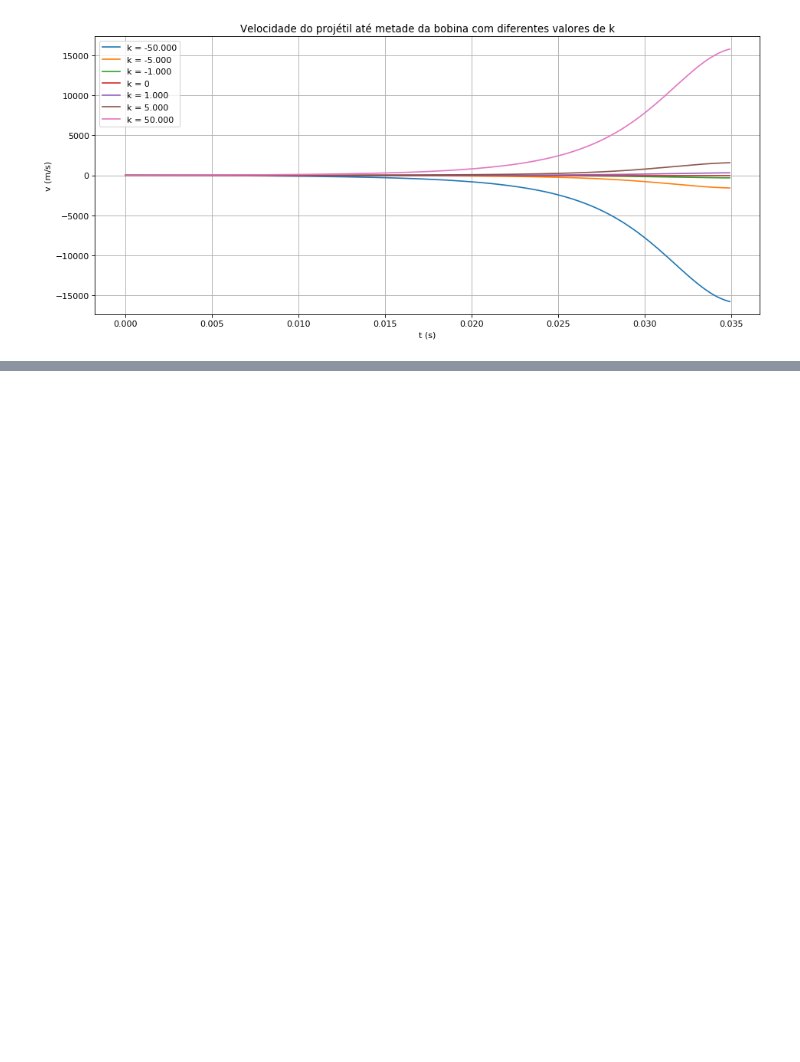
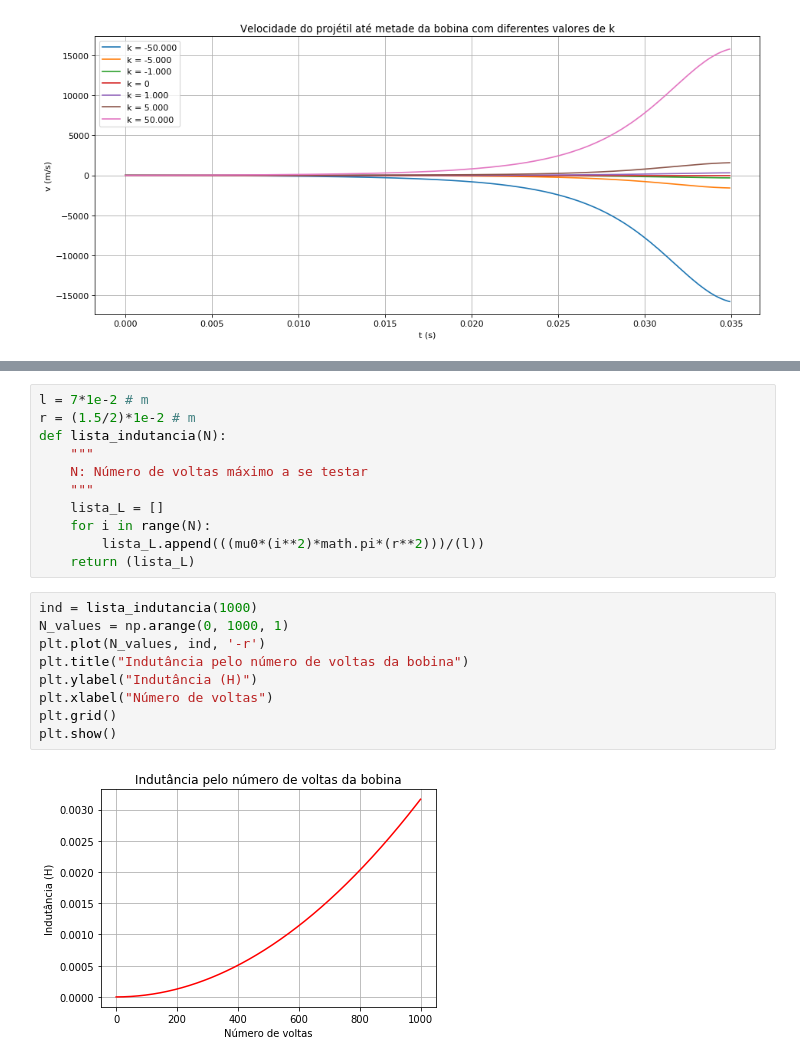
Before and after one commit to slimkaki/WebShooter, a Jupyter notebook: Projeto - Coil Gun.ipynb, the cells around one changed output, grey strips where cells are left out. Drawn from its saved outputs; the diff is of its cells as text; blank space fills up the shorter version.

```diff
--- a/Projeto - Coil Gun.ipynb
+++ b/Projeto - Coil Gun.ipynb
@@ -235,0 +271,22 @@ plt.show()
+# %%
+l = 7*1e-2 # m
+r = (1.5/2)*1e-2 # m
+def lista_indutancia(N):
+    """
+    N: Número de voltas máximo a se testar
+    """
+    lista_L = []
+    for i in range(N):
+        lista_L.append(((mu0*(i**2)*math.pi*(r**2)))/(l))
+    return (lista_L)
+# %%
+ind = lista_indutancia(1000)
+N_values = np.arange(0, 1000, 1)
+plt.plot(N_values, ind, '-r')
+plt.title("Indutância pelo número de voltas da bobina")
+plt.ylabel("Indutância (H)")
+plt.xlabel("Número de voltas")
+plt.grid()
+plt.show()
+# %% [output]
+[figure, added]
```
Also changed, not shown: parts of 5 cells of this notebook.
